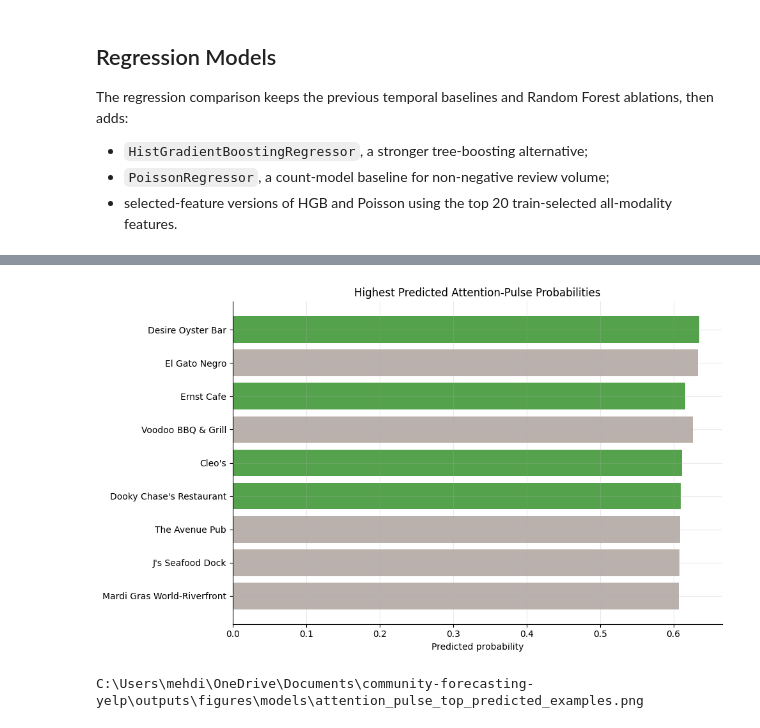
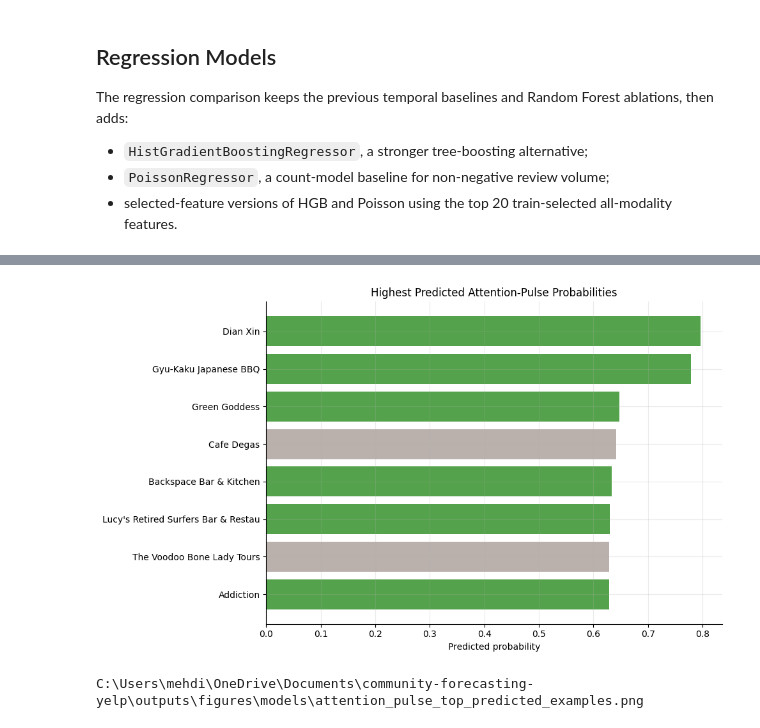
Before and after one commit to MehdiHellall/community-forecasting-yelp, a Jupyter notebook: notebooks/06_forecasting_models.ipynb, the cells around one changed output, grey strips where cells are left out. Saved outputs shown, nothing was run; the diff lists cells and outputs as text; code cells hidden in the pictures.

Commit message:
Focus forecasting evaluation on pre-COVID period

```diff
--- a/notebooks/06_forecasting_models.ipynb
+++ b/notebooks/06_forecasting_models.ipynb
@@ -349,15 +349,7 @@ def make_selected_logistic_classifier(features):
 
 
 splits = {
-    "primary_covid_test": {
-        "train_start": "2015-02",
-        "train_end": "2018-12",
-        "validation_start": "2019-01",
-        "validation_end": "2019-12",
-        "test_start": "2020-01",
-        "test_end": "2021-12",
-    },
-    "secondary_pre_covid_test": {
+    "normal_pre_covid_test": {
         "train_start": "2015-02",
         "train_end": "2017-12",
         "validation_start": "2018-01",
@@ -858,29 +830,29 @@ C:\Users\mehdi\OneDrive\Documents\community-forecasting-yelp\outputs\figures\mod
 # %%
 # Save high-probability attention-pulse examples for qualitative review.
-example_split = "primary_covid_test"
+example_split = "normal_pre_covid_test"
 example_model = "ML: all modalities"
 examples = (
     pulse_predictions_df[(pulse_predictions_df["split"] == example_split) & (pulse_predictions_df["model"] == example_model)]
     .sort_values("probability", ascending=False)
     .head(10)
     .merge(business_lookup, on="business_id", how="left")
 )
 
 fig, ax = plt.subplots(figsize=(10, 6))
 labels = examples["name"].fillna(examples["business_id"]).str.slice(0, 35)
 colors = np.where(examples["attention_pulse"].eq(1), "#54A24B", "#BAB0AC")
 ax.barh(labels[::-1], examples["probability"].values[::-1], color=colors[::-1])
 ax.set_title("Highest Predicted Attention-Pulse Probabilities")
 ax.set_xlabel("Predicted probability")
 fig.tight_layout()
 path = FIGURES_DIR / "attention_pulse_top_predicted_examples.png"
 fig.savefig(path, dpi=160)
 plt.show()
 plt.close(fig)
 print(path)
 
 examples[["business_id", "name", "target_month_str", "attention_pulse", "target_next_month_reviews", "pulse_baseline_reviews", "pulse_relative_lift", "probability"]]
 # %% [output]
-[figure, old version]
+[figure, new version]
 C:\Users\mehdi\OneDrive\Documents\community-forecasting-yelp\outputs\figures\models\attention_pulse_top_predicted_examples.png
 |  | business_id | name | target_month_str | attention_pulse | target_next_month_reviews | pulse_baseline_reviews | ... |
```
Also changed, not shown: parts of 14 cells of this notebook, 26 other files.
